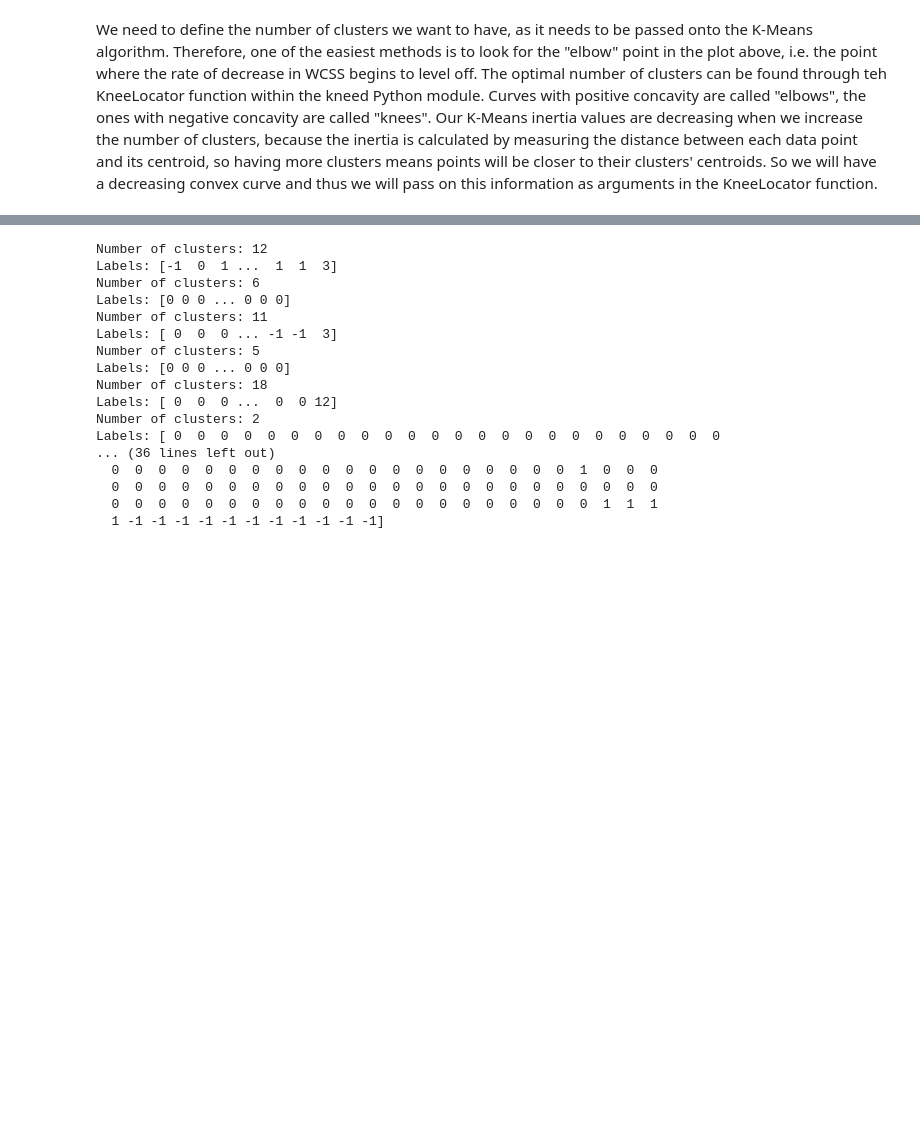
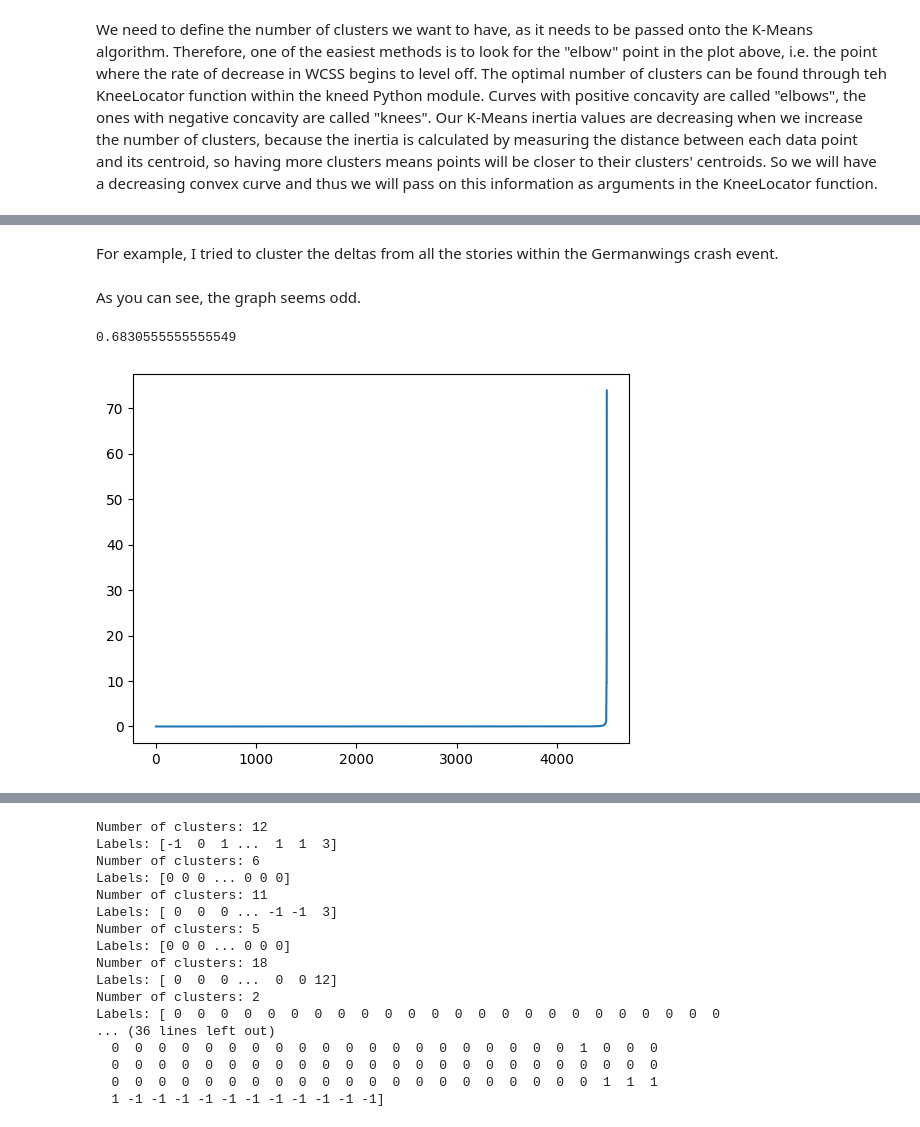
Before and after one commit to andreistoica12/research-internship, a Jupyter notebook: pheme.ipynb, the cells around one changed output, grey strips where cells are left out. Drawn from its saved outputs; the diff is of its cells as text; code cells hidden in the pictures; blank space fills up the shorter version.

Commit message:
added automated choice of clustering algorithm for reaction times, added epsilon automatic computation, but results are not great

```diff
--- a/pheme.ipynb
+++ b/pheme.ipynb
@@ -221,6 +228,11 @@ def deltas_event(event_path, deltas_type):
         for story_name in os.listdir(event_path):
             story_path = event_path + "/" + story_name
             deltas.extend([min / 60 for min in deltas_in_minutes_story(story_path)])
+            lista = [min / 60 for min in deltas_in_minutes_story(story_path)]
+            # print(f"story {story_name}:")
+            # print(f"len(lista) = {len(lista)}")
+            # print(f"len(set(lista)) = {len(set(lista))}")
+            # print(lista)
     elif deltas_type == 'minutes':
         for story_name in os.listdir(event_path):
             story_path = event_path + "/" + story_name
@@ -300,3 +316,30 @@ def k_means_clustering(k, deltas):
+# %% [markdown]
+For example, I tried to cluster the deltas from all the stories within the Germanwings crash event.
+# %%
+deltas = deltas_event('/home/andreistoica12/research-internship/data/PhemeDataset/threads/en/germanwings-crash', deltas_type)
+# %%
+def epsilon_DBSCAN(deltas):
+    deltas = np.array(deltas)
+    deltas = deltas.reshape(-1, 1)
+
+    neigh = NearestNeighbors(n_neighbors=5) # usually, the kth nearest neighbor is chosen somewhere between 3 and 10
+    nbrs = neigh.fit(deltas)
+    distances, indices = nbrs.kneighbors(deltas)
+    distances = np.sort(distances, axis=0)
+    distances = distances[:,1]
+    plt.plot(distances)
+
+    kn = KneeLocator(range(1, len(distances)+1), distances, curve='convex', direction='increasing')
+    # epsilon = distances[kn.knee]
+
+    return float(distances[kn.knee])
+# %% [markdown]
+As you can see, the graph seems odd.
+# %%
+epsilon_DBSCAN(deltas)
+# %% [output]
+0.6830555555555549
+[figure, added]
 # %%
 def DBSCAN_clustering(deltas):
     deltas = np.array(deltas)
```
Also changed, not shown: parts of 19 cells of this notebook.
